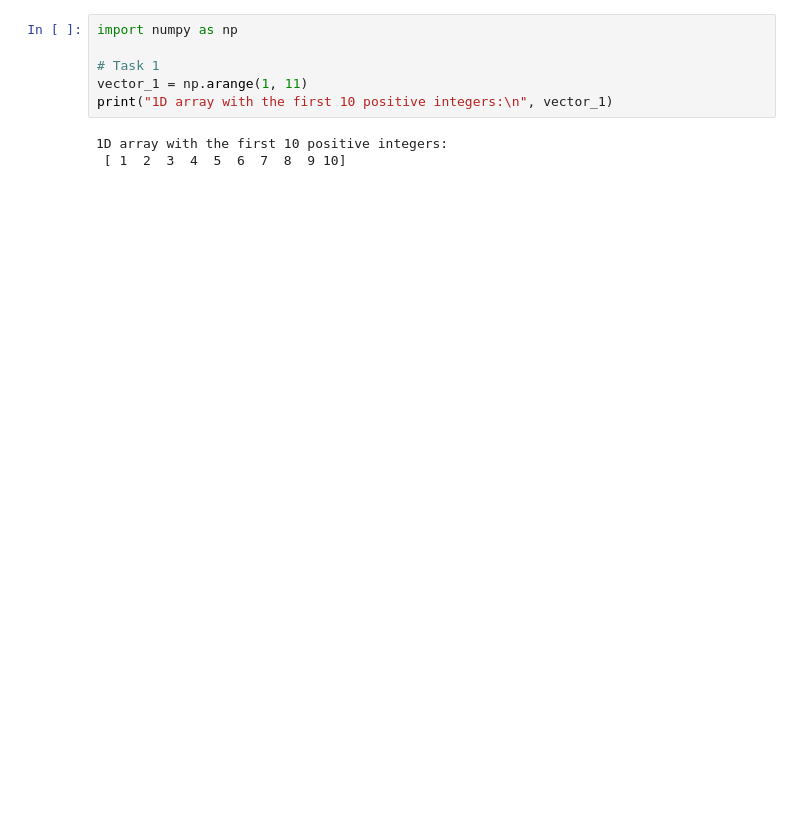
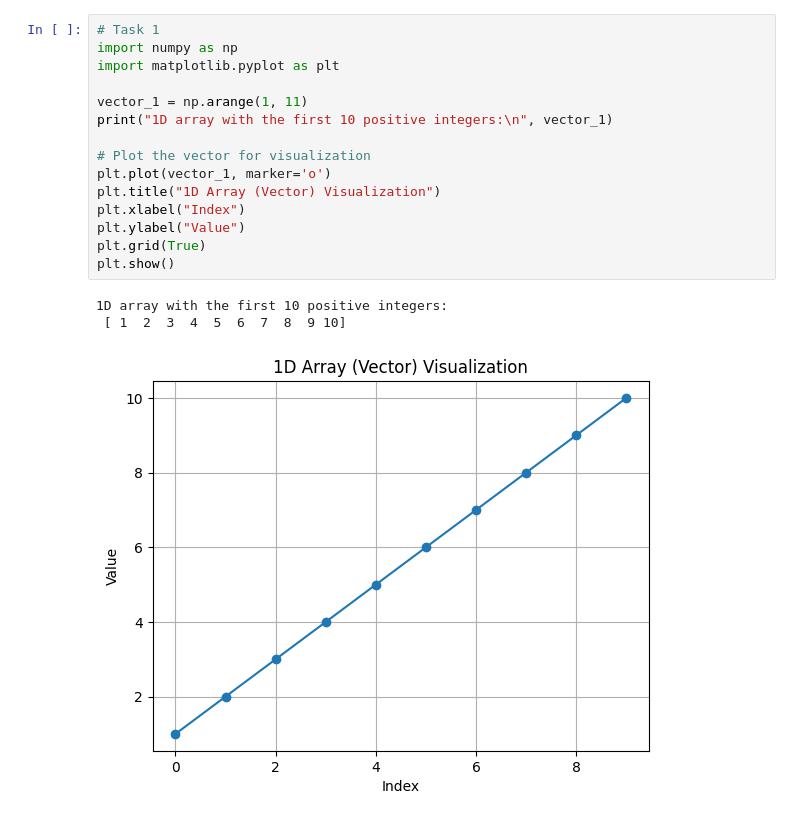
Before and after one commit to RyszardKozik/dtcs_modul_1_homework, a Jupyter notebook: Hw1.ipynb, the cells around one changed output. Saved outputs shown, nothing was run; the diff lists cells and outputs as text; blank space fills up the shorter version.

```diff
--- a/Hw1.ipynb
+++ b/Hw1.ipynb
@@ -1,11 +1,21 @@
 # %%
+# Task 1
 import numpy as np
+import matplotlib.pyplot as plt
 
-# Task 1
 vector_1 = np.arange(1, 11)
 print("1D array with the first 10 positive integers:\n", vector_1)
+
+# Plot the vector for visualization
+plt.plot(vector_1, marker='o')
+plt.title("1D Array (Vector) Visualization")
+plt.xlabel("Index")
+plt.ylabel("Value")
+plt.grid(True)
+plt.show()
 # %% [output]
 1D array with the first 10 positive integers:
  [ 1  2  3  4  5  6  7  8  9 10]
+[figure, added]
 # %%
 # Task 2
```
Also changed, not shown: parts of 18 cells of this notebook.
